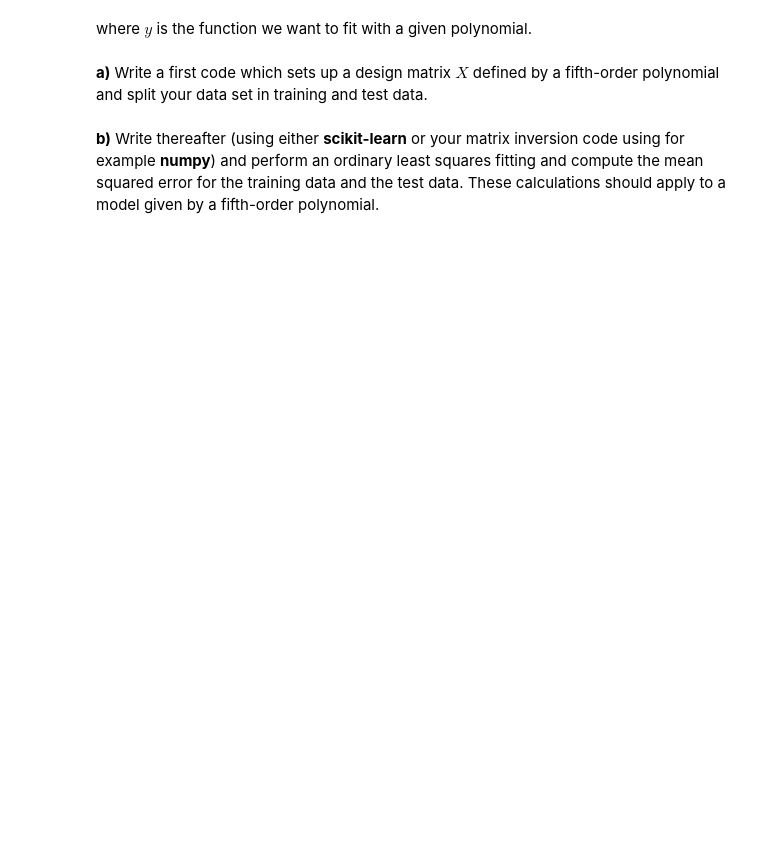
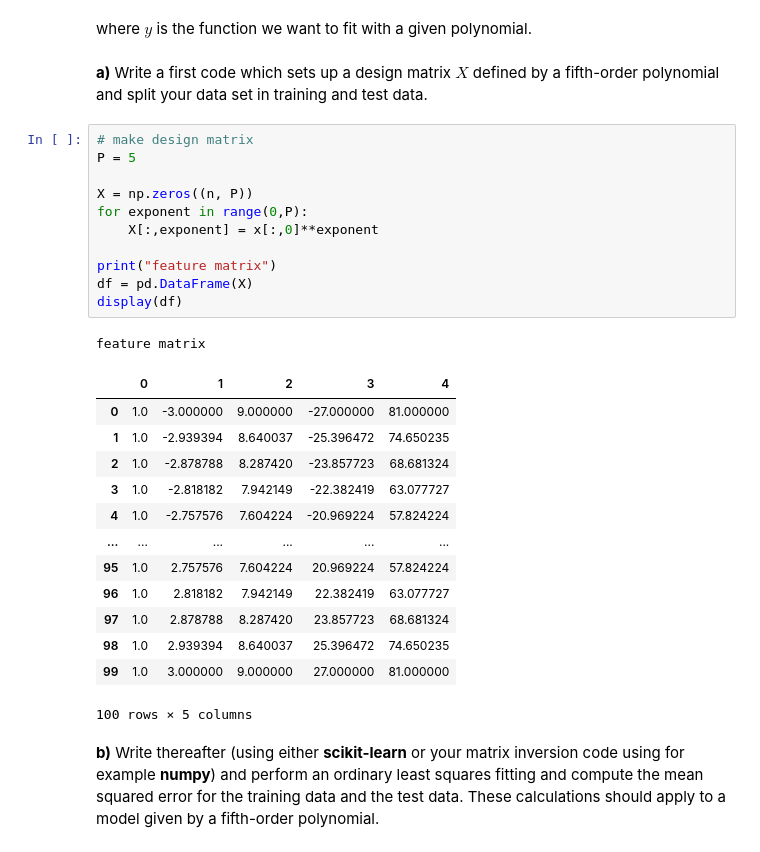
Before and after one commit to ericludvigs/MachineLearning, a Jupyter notebook: work/exercise_34.ipynb, the cells around one changed output. Saved outputs shown, nothing was run; the diff lists cells and outputs as text; blank space fills up the shorter version.

```diff
--- a/work/exercise_34.ipynb
+++ b/work/exercise_34.ipynb
@@ -310,6 +328,32 @@ where $y$ is the function we want to fit with a given polynomial.
 # %% [markdown]
 **a)**
 Write a first code which sets up a design matrix $X$ defined by a fifth-order polynomial and split your data set in training and test data.
+# %%
+# make design matrix
+P = 5
+
+X = np.zeros((n, P))
+for exponent in range(0,P):
+    X[:,exponent] = x[:,0]**exponent
+
+print("feature matrix")
+df = pd.DataFrame(X)
+display(df)
+# %% [output]
+feature matrix
+|  | 0 | 1 | 2 | 3 | 4 |
+| 0 | 1.0 | -3.000000 | 9.000000 | -27.000000 | 81.000000 |
+| 1 | 1.0 | -2.939394 | 8.640037 | -25.396472 | 74.650235 |
+| 2 | 1.0 | -2.878788 | 8.287420 | -23.857723 | 68.681324 |
+| 3 | 1.0 | -2.818182 | 7.942149 | -22.382419 | 63.077727 |
+| 4 | 1.0 | -2.757576 | 7.604224 | -20.969224 | 57.824224 |
+| ... | ... | ... | ... | ... | ... |
+| 95 | 1.0 | 2.757576 | 7.604224 | 20.969224 | 57.824224 |
+| 96 | 1.0 | 2.818182 | 7.942149 | 22.382419 | 63.077727 |
+| 97 | 1.0 | 2.878788 | 8.287420 | 23.857723 | 68.681324 |
+| 98 | 1.0 | 2.939394 | 8.640037 | 25.396472 | 74.650235 |
+| 99 | 1.0 | 3.000000 | 9.000000 | 27.000000 | 81.000000 |
+100 rows × 5 columns
 # %% [markdown]
 **b)**
 Write thereafter (using either **scikit-learn** or your matrix inversion code using for example **numpy**)
```
Also changed, not shown: parts of 11 cells of this notebook.
